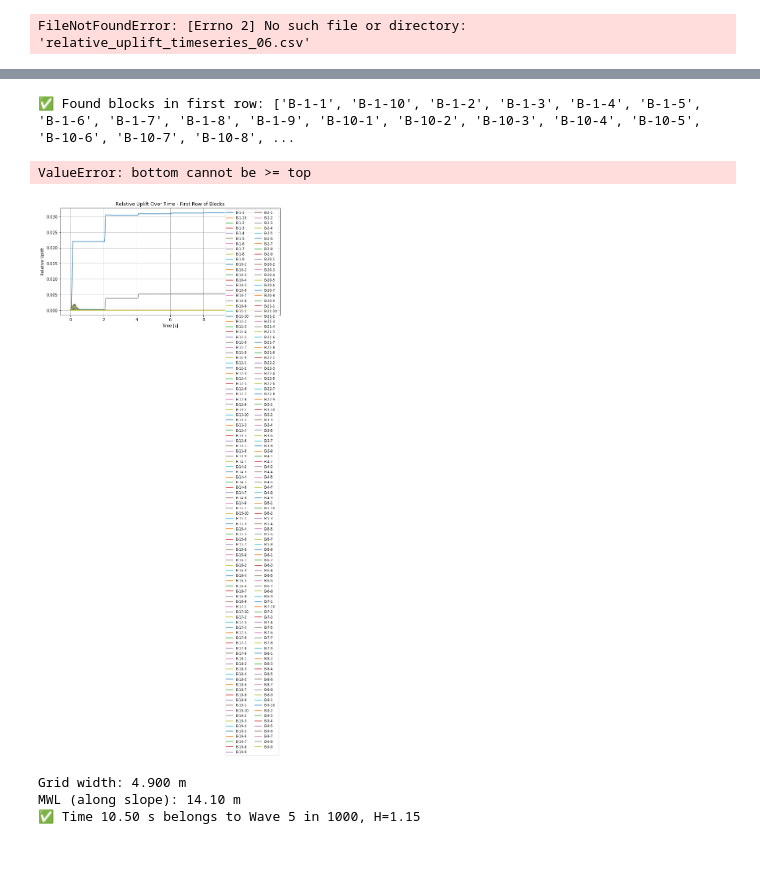
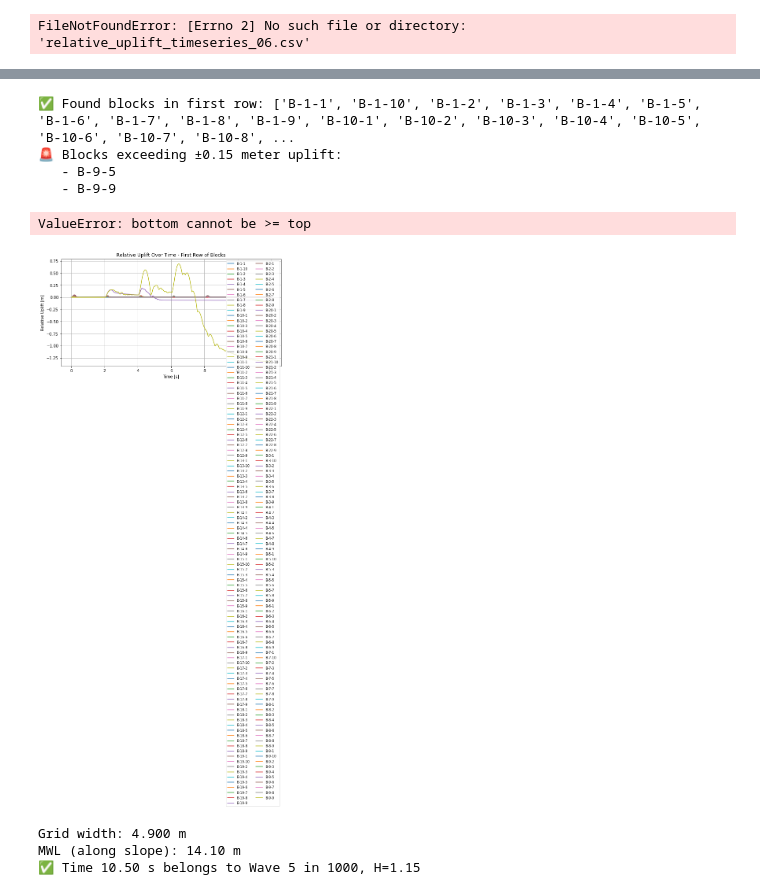
Before and after one commit to ThomasPennockTU/Thesis_Repository, a Jupyter notebook: workfolder/uplift material/uplift_notebook.ipynb, the cells around one changed output, grey strips where cells are left out. Drawn from its saved outputs; the diff is of its cells as text; code cells hidden in the pictures; blank space fills up the shorter version.

```diff
--- a/workfolder/uplift material/uplift_notebook.ipynb
+++ b/workfolder/uplift material/uplift_notebook.ipynb
@@ -196,42 +196,61 @@ import pandas as pd
 import matplotlib.pyplot as plt
 
 # --- Settings ---
-csv_path = 'relative_uplift_timeseries_05.csv'
+csv_path = 'relative_uplift_timeseries_06_DS60_2.csv'
+threshold = 0.15    # meters
 
 # --- Load CSV ---
 df = pd.read_csv(csv_path)
 
 # Detect time column automatically
 if df.columns[0].lower() == "step":
     time_col = df.columns[1]
 else:
     time_col = df.columns[0]
 
 # Extract time array
 time_values = df[time_col]
 
 # Find block columns for first row (B-1-…)
 block_cols = [col for col in df.columns if col.startswith('B-')]
 
 print(f"✅ Found blocks in first row: {block_cols}")
 
+# Check which blocks exceed the threshold
+blocks_exceeding = []
+
+for col in block_cols:
+    if (df[col].abs() > threshold).any():
+        blocks_exceeding.append(col)
+
+# Print results
+if blocks_exceeding:
+    print("🚨 Blocks exceeding ±0.15 meter uplift:")
+    for b in blocks_exceeding:
+        print(f"   - {b}")
+else:
+    print("✅ No blocks exceed ±0.15 meter uplift.")
+
 # Plot
 plt.figure(figsize=(10,5))
 
 for col in block_cols:
     plt.plot(time_values, df[col], label=col, linewidth=1.5)
 
 plt.xlabel("Time [s]")
-plt.ylabel("Relative Uplift")
+plt.ylabel("Relative Uplift [m]")
 plt.title("Relative Uplift Over Time - First Row of Blocks")
 plt.legend(loc='upper right', fontsize='small', ncol=2)
 plt.grid(True)
 plt.tight_layout()
 plt.show()
 # %% [output]
 ✅ Found blocks in first row: ['B-1-1', 'B-1-10', 'B-1-2', 'B-1-3', 'B-1-4', 'B-1-5', 'B-1-6', 'B-1-7', 'B-1-8', 'B-1-9', 'B-10-1', 'B-10-2', 'B-10-3', 'B-10-4', 'B-10-5', 'B-10-6', 'B-10-7', 'B-10-8', ...
+🚨 Blocks exceeding ±0.15 meter uplift:
+   - B-9-5
+   - B-9-9
 ValueError: bottom cannot be >= top
-[figure, old version]
+[figure, new version]
 # %%
 # -*- coding: utf-8 -*-
 import matplotlib.pyplot as plt
```
Also changed, not shown: parts of 10 cells of this notebook, 34 other files.
